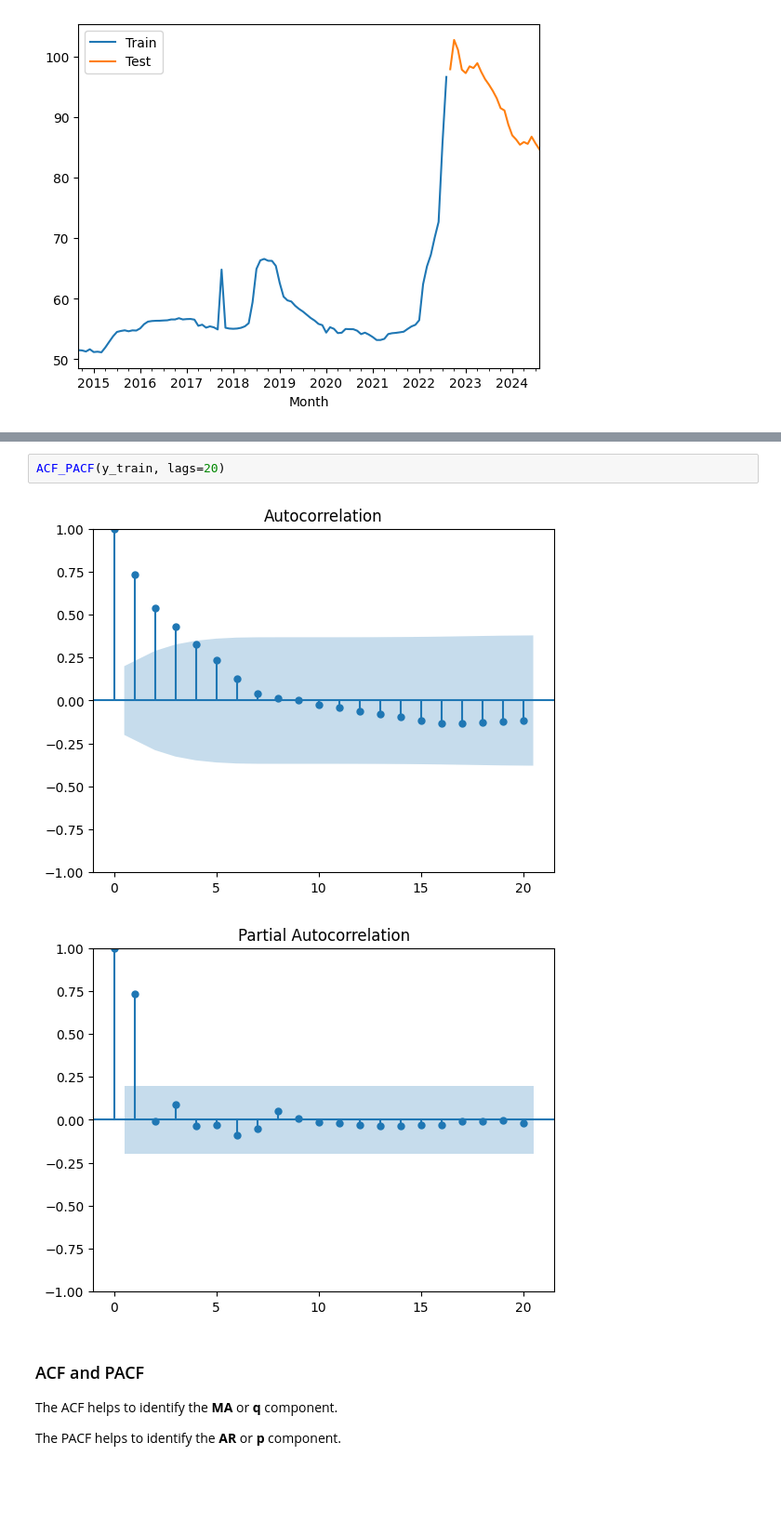
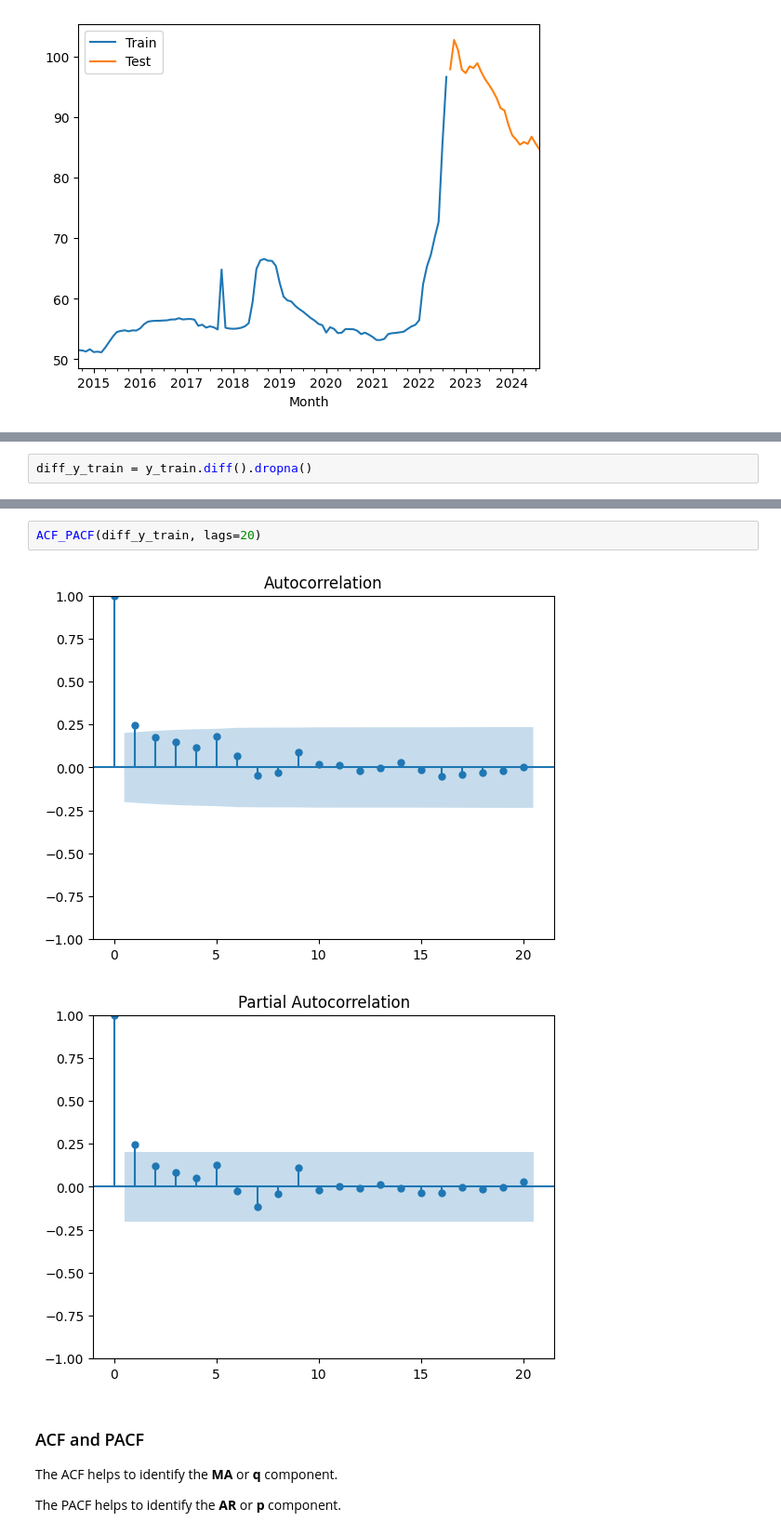
Before and after one commit to LeinnarF/Math_Modeling_Research_ARIMAX, a Jupyter notebook: ARIMAX_final.ipynb, the cells around one changed output, grey strips where cells are left out. Shown at 93% size. Saved outputs shown, nothing was run; the diff lists cells and outputs as text; blank space fills up the shorter version.

```diff
--- a/ARIMAX_final.ipynb
+++ b/ARIMAX_final.ipynb
@@ -191,0 +239,2 @@ price.plot()
+# %%
+diff_y_train = y_train.diff().dropna()
@@ -192,8 +249,8 @@ price.plot()
 # %%
-ACF_PACF(y_train, lags=20)
+ACF_PACF(diff_y_train, lags=20)
 # %% [output]
-[figure, old version]
+[figure, new version]
-[figure, old version]
+[figure, new version]
 # %% [markdown]
 ### ACF and PACF
 
```
Also changed, not shown: parts of 32 cells of this notebook, 10 other files.
